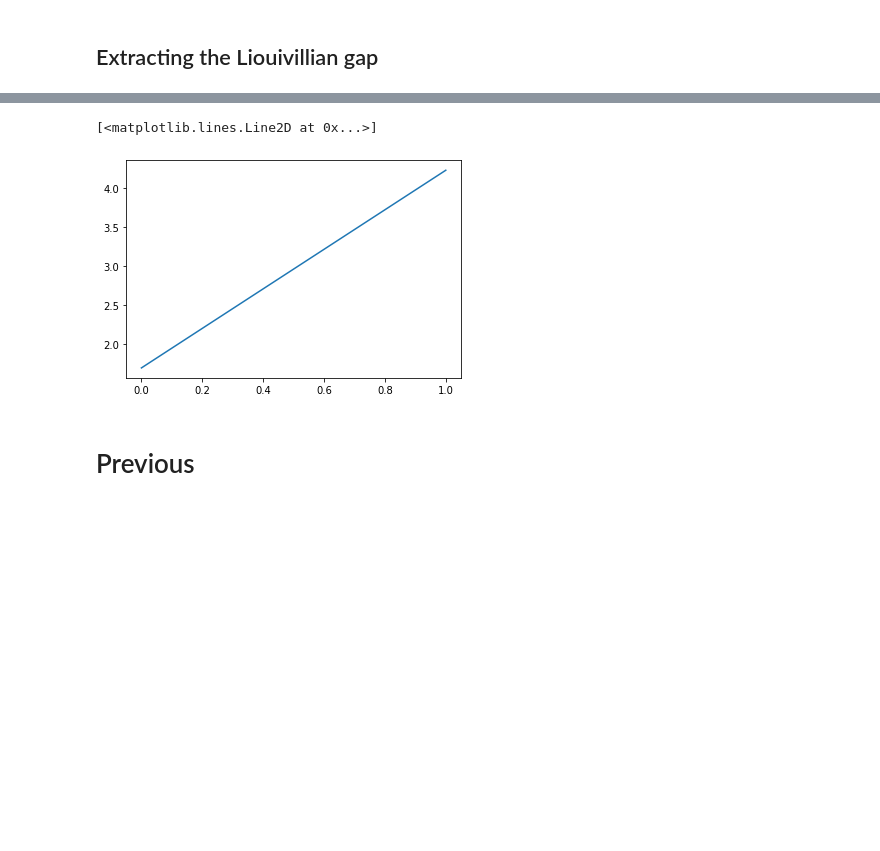
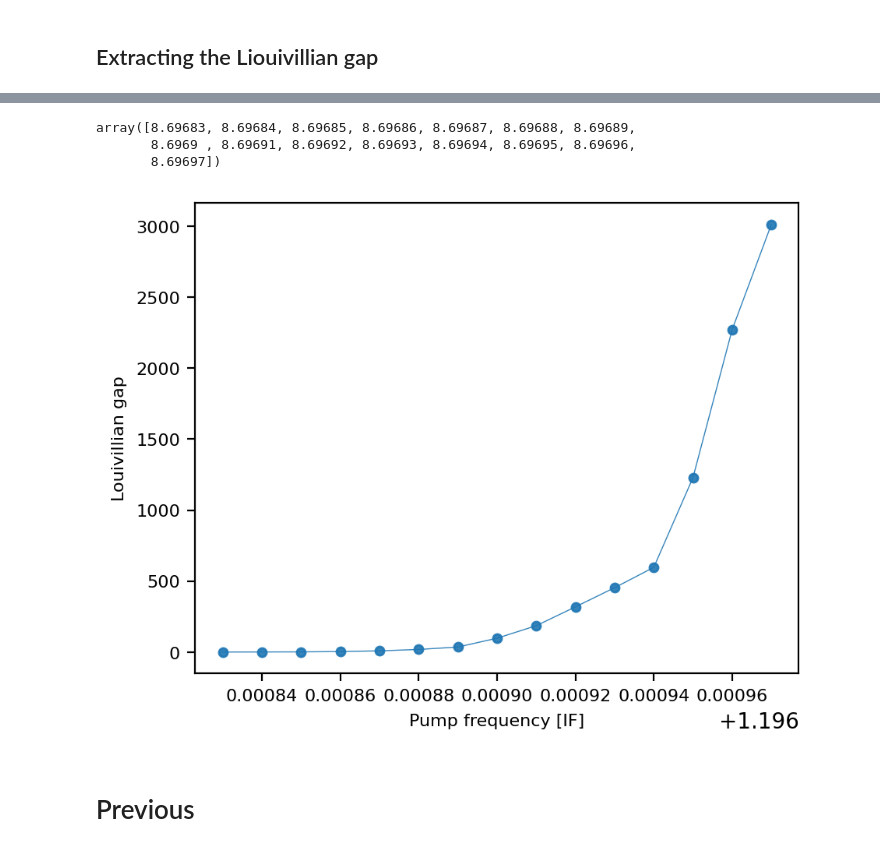
Before and after one commit to BeaulieuGuillaume/DPT_SQUID, a Jupyter notebook: First_Order_Transition/First_Jump.ipynb, the cells around one changed output, grey strips where cells are left out. Drawn from its saved outputs; the diff is of its cells as text; code cells hidden in the pictures; blank space fills up the shorter version.

```diff
--- a/First_Order_Transition/First_Jump.ipynb
+++ b/First_Order_Transition/First_Jump.ipynb
@@ -754,7 +756,7 @@ Execution stopped by user!
 # %%
 #Single plot
 %matplotlib inline
-idx=3 #which iteration
+idx=7 #which iteration
 
 
 
@@ -1018,10 +1018,10 @@ an.save_with_numpy(datadict, meastype, name, device, cooldown_date, filepath=r"C
 # %%
 #Loading the data
 
-filepath=r"C:\Users\HQClabo\Documents\Data\gbeaulieu\Two_Photon\2023_03_31\Run01\104_First_order\test_3.npz"
+filepath=r"C:\Users\HQClabo\Documents\Data\gbeaulieu\Two_Photon\2023_03_31\Run01\104_First_order\0p25_amp_200p.npz"
 
 npzfile=np.load(filepath,allow_pickle=True)
-npzfile["multidata"][()]
+#npzfile["multidata"][()]
 
 Pump_Delay=npzfile["multidata"][()]["Pump_Delay"]
 Data=npzfile["multidata"][()]["Data"]
@@ -1035,7 +1035,8 @@ freqs[10]
 # %%
 %matplotlib inline
-freq_idx=13
+freq_idx=11
 it=6
+number_avg=10
 
 IF_pump=freqs[freq_idx]
 #Reshape to match the different repetitions
@@ -1044,16 +1045,34 @@ n=Data[IF_pump]["n"]
 time=Data[IF_pump]["time"][it,:]
 
 fontsize=8
-fig, axs = plt.subplots( nrows=2, ncols=1, figsize=(5,10),dpi=100)
+fig, axs = plt.subplots( nrows=3, ncols=1, figsize=(5,15),dpi=100)
 
 ax=axs[0]
 ax.plot(time*1e-9,n[it,:])
 ax.plot([Pump_Delay*4*1e-9,Pump_Delay*4*1e-9],[0, max(n[it,:])],"r")
 ax.set_ylabel(r'$I^2 + Q^2$ (single traj) [V]',fontsize=fontsize)
 ax.set_xlabel("time [s]",fontsize=fontsize)
+
 #average over all axis :
 ax=axs[1]
 av=np.mean(n,axis=0)
 ax.plot(time*1e-9,av)
+
+
+
+time_avg=an.noise_average(time,n=10)
+n_avg=an.noise_average(av,n=10)
+ax=axs[2]
+ax.plot(time_avg,n_avg)
+
+
+#Averaging the data
+# n_avg=np.zeros((n.shape[0],int(n.shape[1]/number_avg)))
+# for i in range(len(freqs)):
+#     n_avg[i,:]=an.noise_average(Data[IF_pump]["n"][i,:], n=number_avg)
+#     time_avg=an.noise_average(time,n=number_avg)
+
+# ax=axs[2]
+# ax.plot(time_avg,np.mean(n_avg,axis=0))
 # %% [output]
 [<matplotlib.lines.Line2D at 0x...>]
@@ -1122,9 +1166,26 @@ RuntimeError: Optimal parameters not found: Number of calls to function has reac
+# %%
+gap_freq
+# %% [output]
+array([8.69683, 8.69684, 8.69685, 8.69686, 8.69687, 8.69688, 8.69689,
+       8.6969 , 8.69691, 8.69692, 8.69693, 8.69694, 8.69695, 8.69696,
+       8.69697])
 # %%
 %matplotlib inline
-plt.plot(gap)
+#plt.plot(gap,".")
+
+figsize=(5,4)
+
+fontsize=8
+
+fig, axs = plt.subplots( nrows=1, ncols=1, figsize=figsize,dpi=200)
+gap_freq=freqs[13:28]/1e9
+axs.plot(gap_freq.tolist(),gap,'.-',alpha=.9, lw=.5, ms=8)
+axs.set_xlabel("Pump frequency [IF]",fontsize=fontsize)
+axs.set_ylabel("Louivillian gap",fontsize=fontsize)
+axs.tick_params(axis='x', labelsize=fontsize)
+axs.tick_params(axis='y', labelsize=fontsize)
 # %% [output]
-[<matplotlib.lines.Line2D at 0x...>]
-[figure, old version]
+[figure, new version]
 # %% [markdown]
 # Previous
 # %%
```
Also changed, not shown: parts of 14 cells of this notebook, 5 other files.
